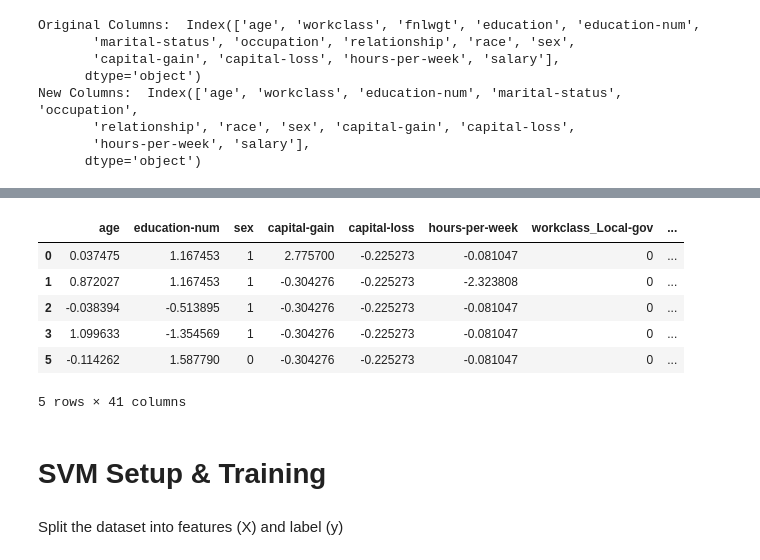
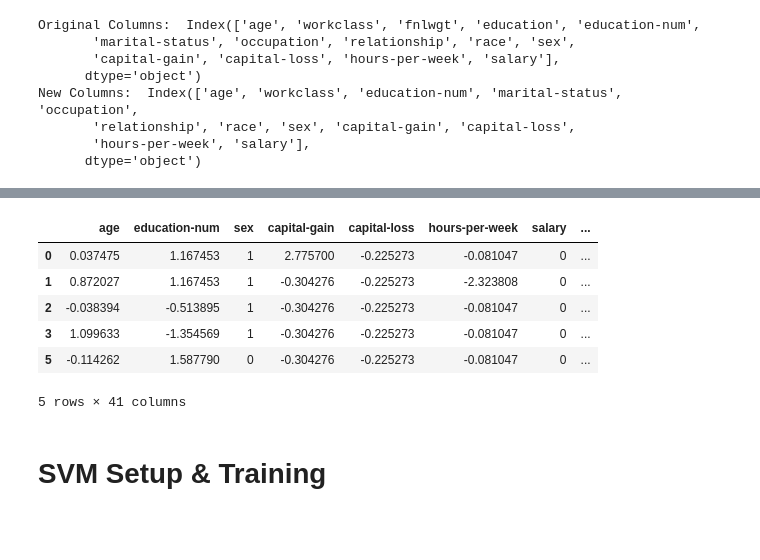
Before and after one commit to Jer0me123/ICS5110-Applied-Machine-Learning, a Jupyter notebook: SVM.ipynb, the cells around one changed output, grey strips where cells are left out. Cells and saved outputs as stored; diff of their text form; code cells hidden in the pictures; blank space fills up the shorter version.

```diff
--- a/SVM.ipynb
+++ b/SVM.ipynb
@@ -154,4 +180 @@ binarySexDF.head(5)
 5 rows × 41 columns
-# %%
-binarySexDF = binarySexDF.astype(int)
-binarySexDF.head(5)
@@ -165,0 +196,4 @@ binarySexDF.head(5)
+# %%
+#Converting all columns to integer type
+binarySalaryDF = binarySalaryDF.astype(int)
+binarySalaryDF.head(5)
@@ -174,23 +212,24 @@ binarySexDF.head(5)
 # %%
-# Getting only continuous columns
+#Getting only continuous columns
 continuous_columns = ['age', 'education-num', 'capital-gain', 'capital-loss', 'hours-per-week']
-continuousDF = binarySexDF[continuous_columns]
+continuousDF = binarySalaryDF[continuous_columns]
 
-# Calculate skewness for continuous columns
+#Calculating skewness for continuous columns
 skewness = continuousDF.skew()
 
-# Checking skewness of the data
+#Checking skewness of the data
 print(skewness)
 
-# Filter columns where skewness > 1 or skewness < -1
+#Filtering columns where skewness > 1 or skewness < -1
 high_skew_columns = skewness[skewness > 1].index.tolist() + skewness[skewness < -1].index.tolist()
 
 print("\nColumns with skewness > 1 or < -1:", high_skew_columns)
-
-reducedSkewDF = binarySexDF.copy()
+#Applying log transformation to reduce skewness
+reducedSkewDF = binarySalaryDF.copy()
 for column in high_skew_columns:
     reducedSkewDF[column] = np.log1p(reducedSkewDF[column])
 
+#Checking the first few rows to confirm the transformation
 reducedSkewDF.head(5)
 # %% [output]
 age                0.516800
@@ -208,4 +247,6 @@ Columns with skewness > 1 or < -1: ['capital-gain', 'capital-loss']
 | 3 | 53 | 7 | 1 | 0.000000 | 0.0 | 40 | 0 | ... |
 | 5 | 37 | 14 | 0 | 0.000000 | 0.0 | 40 | 0 | ... |
 5 rows × 41 columns
+# %%
+label = 'education-num'
 # %% [markdown]
@@ -217,24 +256,26 @@ Z-Score Normalisation
 # %%
-# Initialize the scaler
+#Initialising the scaler
 scaler = StandardScaler()
 
-# List of continuous columns to standardize
+#Creating a list of continuous columns to standardise
 continuous_columns = ['age', 'education-num', 'capital-gain', 'capital-loss', 'hours-per-week']
 
-# Apply standardization
+#Removing the label column from the list of continuous columns
+continuous_columns = [col for col in continuous_columns if col != label]
+
+#Applying standardisation
 zNormalisedDF = reducedSkewDF.copy()
-
 zNormalisedDF[continuous_columns] = scaler.fit_transform(zNormalisedDF[continuous_columns])
 
-zNormalisedDF.head(5)
-
+#Saving the scaler using pickle to be used for unseen data
 scaler_name = 'z-score_scaler_svm_Salary_Classification'
-
-# Save the scaler using pickle to be used for unseen data
 with open('models/'+scaler_name+'.pkl', 'wb') as f:
     pickle.dump(scaler, f)
+
+#Checking the first few rows to confirm the standardisation
+zNormalisedDF.head(5)
 # %% [output]
-|  | age | education-num | sex | capital-gain | capital-loss | hours-per-week | workclass_Local-gov | ... |
+|  | age | education-num | sex | capital-gain | capital-loss | hours-per-week | salary | ... |
 | 0 | 0.037475 | 1.167453 | 1 | 2.775700 | -0.225273 | -0.081047 | 0 | ... |
 | 1 | 0.872027 | 1.167453 | 1 | -0.304276 | -0.225273 | -2.323808 | 0 | ... |
 | 2 | -0.038394 | -0.513895 | 1 | -0.304276 | -0.225273 | -0.081047 | 0 | ... |
@@ -243,5 +284,3 @@ with open('models/'+scaler_name+'.pkl', 'wb') as f:
 5 rows × 41 columns
 # %% [markdown]
 # SVM Setup & Training
-# %% [markdown]
-Split the dataset into features (X) and label (y)
```
Also changed, not shown: parts of 83 cells of this notebook, 1 other file.
